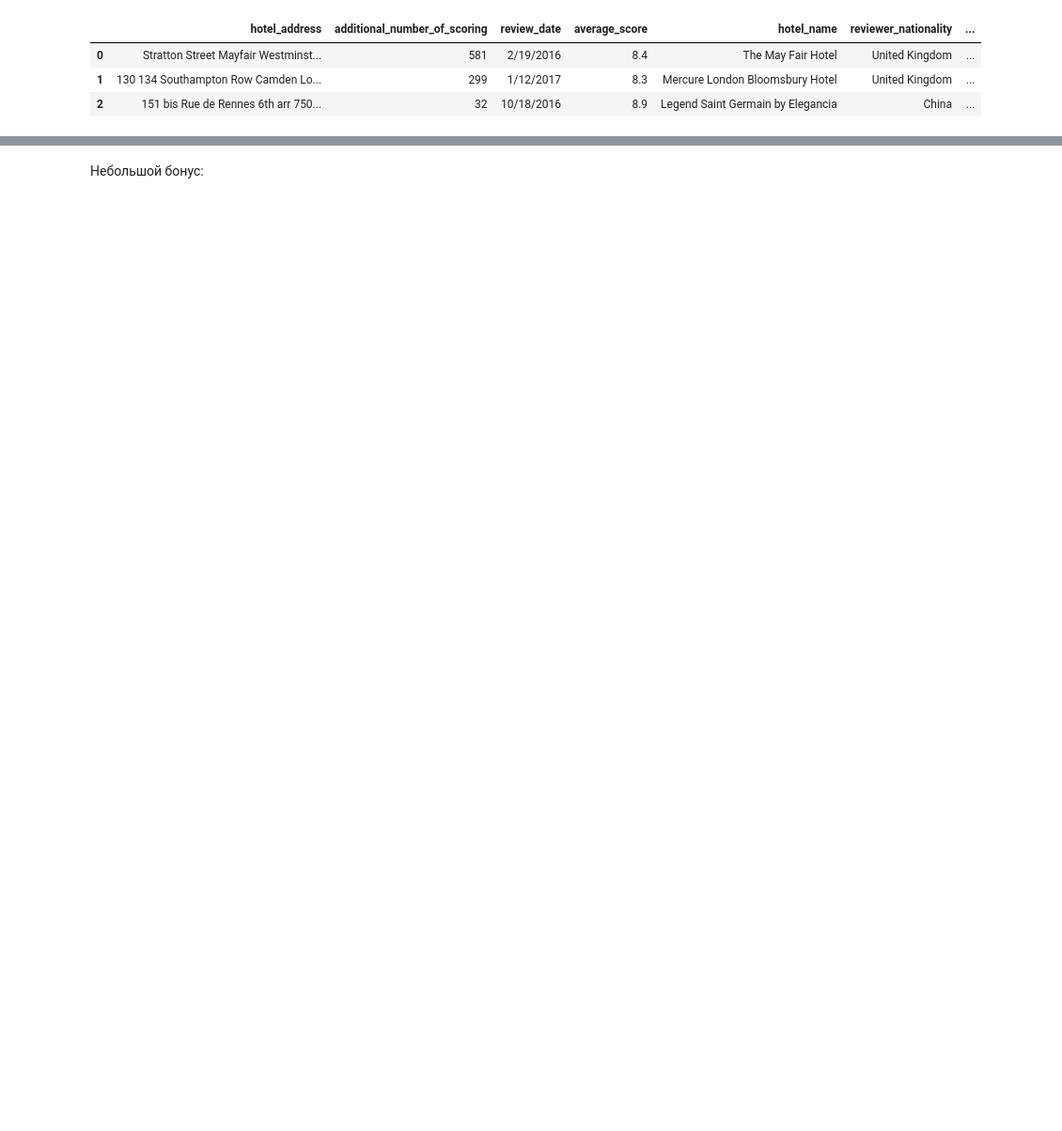
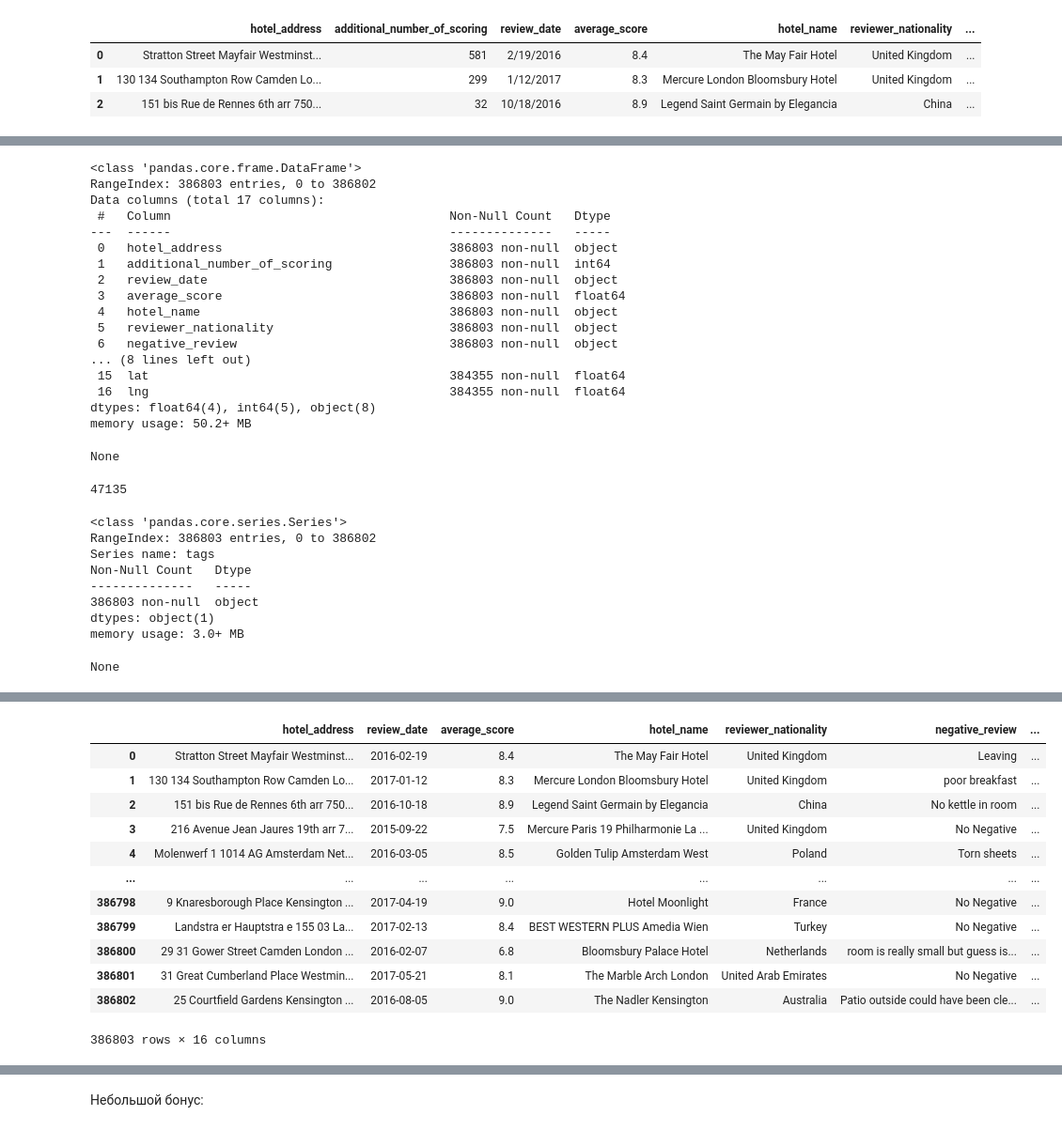
Before and after one commit to madskillskill/sf_data_science, a Jupyter notebook: PROJECT-3/EDA_Project_3_model.ipynb, the cells around one changed output, grey strips where cells are left out. Shown at 94% size. Drawn from its saved outputs; the diff is of its cells as text; code cells hidden in the pictures; blank space fills up the shorter version.

```diff
--- a/PROJECT-3/EDA_Project_3_model.ipynb
+++ b/PROJECT-3/EDA_Project_3_model.ipynb
@@ -51,5 +14,40 @@ dtype: int64
-# %%
-object_columns = [s for s in hotels.columns if hotels[s].dtypes == 'object']
-hotels.drop(object_columns, axis = 1, inplace=True)
-
-hotels = hotels.fillna(0)
+# %%
+
+display(hotels.info())
+display(hotels['tags'].nunique())
+display(hotels['tags'].info())
+
+hotels['review_date'] = pd.to_datetime(hotels['review_date'])
+print(hotels['review_date'].max())
+print(hotels['review_date'].min())
+
+hotels.drop(['additional_number_of_scoring'], axis=1)
+# %% [output]
+<class 'pandas.core.frame.DataFrame'>
+RangeIndex: 386803 entries, 0 to 386802
+Data columns (total 17 columns):
+ #   Column                                      Non-Null Count   Dtype
+---  ------                                      --------------   -----
+ 0   hotel_address                               386803 non-null  object
+ 1   additional_number_of_scoring                386803 non-null  int64
+ 2   review_date                                 386803 non-null  object
+ 3   average_score                               386803 non-null  float64
+ 4   hotel_name                                  386803 non-null  object
+ 5   reviewer_nationality                        386803 non-null  object
+ 6   negative_review                             386803 non-null  object
+... (8 lines left out)
+ 15  lat                                         384355 non-null  float64
+ 16  lng                                         384355 non-null  float64
+dtypes: float64(4), int64(5), object(8)
+memory usage: 50.2+ MB
+None
+47135
+<class 'pandas.core.series.Series'>
+RangeIndex: 386803 entries, 0 to 386802
+Series name: tags
+Non-Null Count   Dtype
+--------------   -----
+386803 non-null  object
+dtypes: object(1)
+memory usage: 3.0+ MB
+None
@@ -55,0 +56,13 @@ hotels = hotels.fillna(0)
+|  | hotel_address | review_date | average_score | hotel_name | reviewer_nationality | negative_review | ... |
+| 0 | Stratton Street Mayfair Westminst... | 2016-02-19 | 8.4 | The May Fair Hotel | United Kingdom | Leaving | ... |
+| 1 | 130 134 Southampton Row Camden Lo... | 2017-01-12 | 8.3 | Mercure London Bloomsbury Hotel | United Kingdom | poor breakfast | ... |
+| 2 | 151 bis Rue de Rennes 6th arr 750... | 2016-10-18 | 8.9 | Legend Saint Germain by Elegancia | China | No kettle in room | ... |
+| 3 | 216 Avenue Jean Jaures 19th arr 7... | 2015-09-22 | 7.5 | Mercure Paris 19 Philharmonie La ... | United Kingdom | No Negative | ... |
+| 4 | Molenwerf 1 1014 AG Amsterdam Net... | 2016-03-05 | 8.5 | Golden Tulip Amsterdam West | Poland | Torn sheets | ... |
+| ... | ... | ... | ... | ... | ... | ... | ... |
+| 386798 | 9 Knaresborough Place Kensington ... | 2017-04-19 | 9.0 | Hotel Moonlight | France | No Negative | ... |
+| 386799 | Landstra er Hauptstra e 155 03 La... | 2017-02-13 | 8.4 | BEST WESTERN PLUS Amedia Wien | Turkey | No Negative | ... |
+| 386800 | 29 31 Gower Street Camden London ... | 2016-02-07 | 6.8 | Bloomsbury Palace Hotel | Netherlands | room is really small but guess is... | ... |
+| 386801 | 31 Great Cumberland Place Westmin... | 2017-05-21 | 8.1 | The Marble Arch London | United Arab Emirates | No Negative | ... |
+| 386802 | 25 Courtfield Gardens Kensington ... | 2016-08-05 | 9.0 | The Nadler Kensington | Australia | Patio outside could have been cle... | ... |
+386803 rows × 16 columns
```
Also changed, not shown: parts of 18 cells of this notebook, 4 other files.
